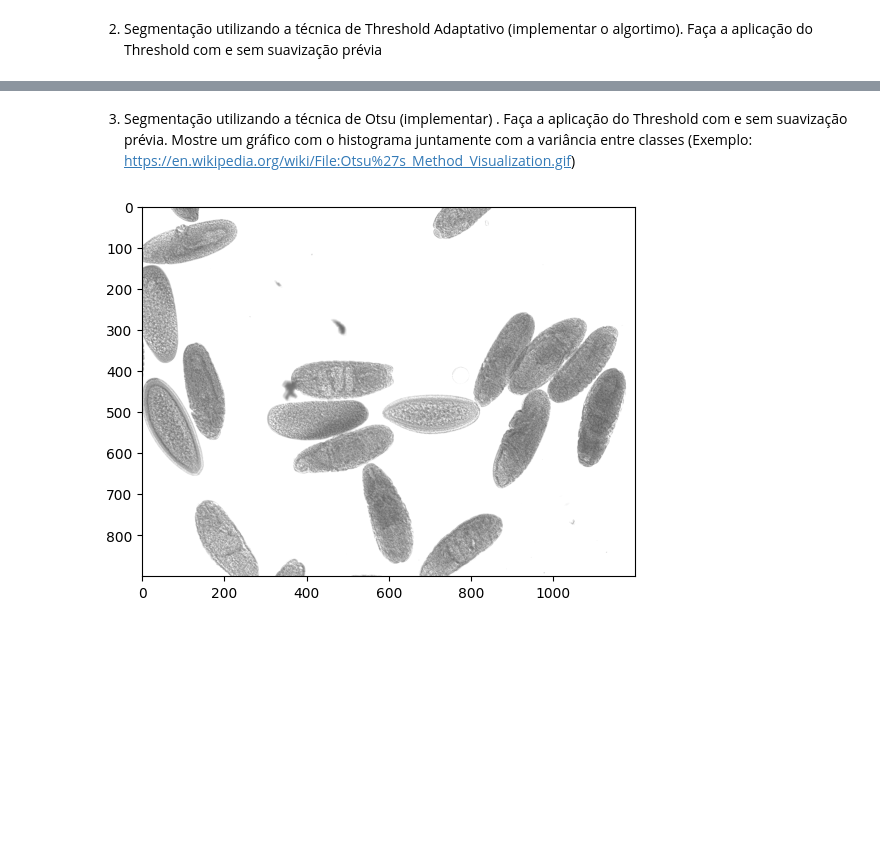
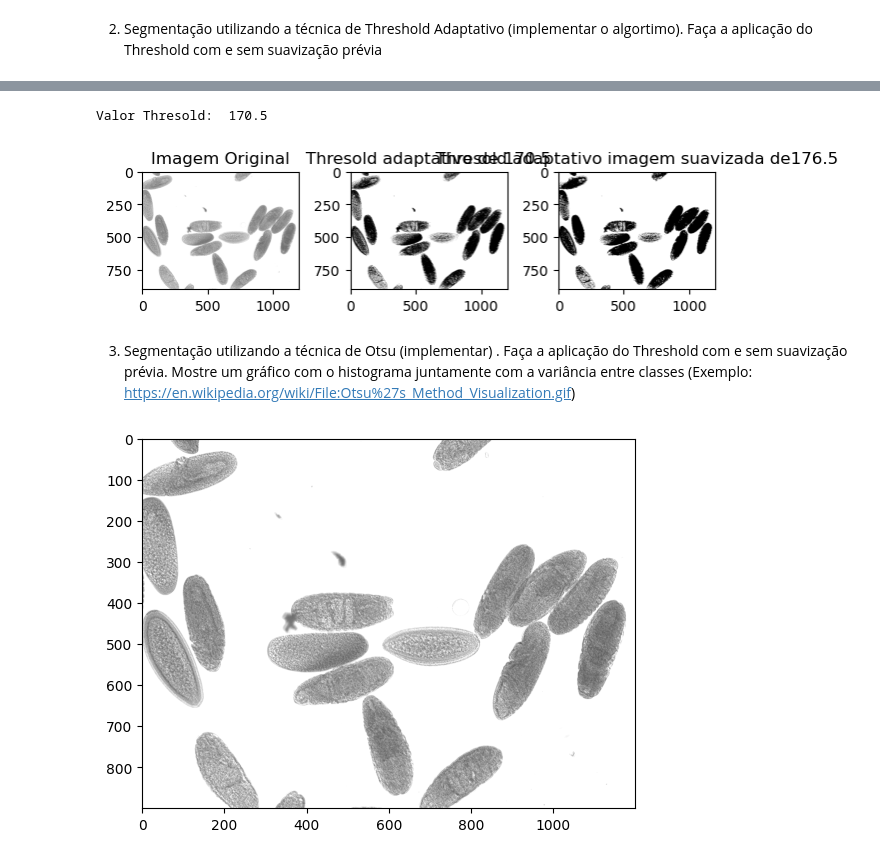
Before and after one commit to joaovtpereira/ppgco-ufu, a Jupyter notebook: Processamento Digital de Imagens/Lab06/lab06.ipynb, the cells around one changed output, grey strips where cells are left out. Drawn from its saved outputs; the diff is of its cells as text; code cells hidden in the pictures; blank space fills up the shorter version.

```diff
--- a/Processamento Digital de Imagens/Lab06/lab06.ipynb
+++ b/Processamento Digital de Imagens/Lab06/lab06.ipynb
@@ -47,3 +58,45 @@ plt.imshow(img1, cmap='gray', vmin=0, vmax=255);
+# %%
+def estimateInitialValues(img):
+    media = (int(img.max()) + int(img.min())) / 2
+
+    diference = True
+    while diference:
+        g1 = img[img <= media]
+        g2 = img[img > media]
+        media_g1 = (int(g1.max()) + int(g1.min())) / 2
+        media_g2 = (int(g2.max()) + int(g2.min())) / 2
+        new_media = (media_g1+media_g2)/2
+
+        if media - new_media<=1 and media-new_media>=0:
+            diference = False
+        media=new_media
+    return media
+
+media = estimateInitialValues(img1)
+_, imgHistBinary = cv2.threshold(img1, media, 255, cv2.THRESH_BINARY)
+img_suavizada = cv2.GaussianBlur(img1, [5,5], 0)
+media_imgSuavizada = estimateInitialValues(img_suavizada)
+_, imgHistBinarySuavizada = cv2.threshold(img_suavizada, media_imgSuavizada, 255, cv2.THRESH_BINARY)
+print("Valor Thresold: ", media )
+
+plt.subplot(131)
+plt.imshow(img1, cmap='gray', vmin=0, vmax=255)
+plt.title('Imagem Original')
+
+plt.subplot(132)
+plt.imshow(imgHistBinary, cmap='gray', vmin=0, vmax=255)
+plt.title('Thresold adaptativo de ' +str(media))
+
+plt.subplot(133)
+plt.imshow(imgHistBinarySuavizada, cmap='gray', vmin=0, vmax=255)
+plt.title('Thresold adaptativo imagem suavizada de' +str(media_imgSuavizada))
+
+plt.tight_layout()
+
+plt.show()
+# %% [output]
+Valor Thresold:  170.5
+[figure, added]
 # %% [markdown]
 3) Segmentação utilizando a técnica de Otsu (implementar) . Faça a aplicação do Threshold com e sem suavização prévia. Mostre um gráfico com o histograma juntamente com a variância entre classes (Exemplo: https://en.wikipedia.org/wiki/File:Otsu%27s_Method_Visualization.gif)
 # %%
```
Also changed, not shown: parts of 3 cells of this notebook, 2 other files.
